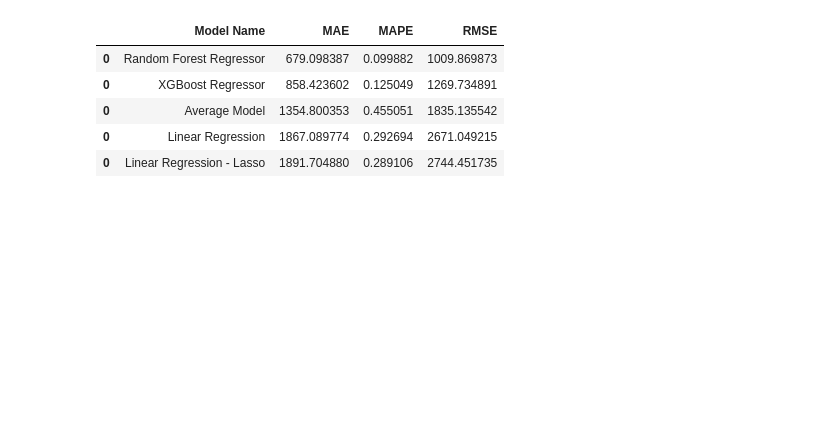
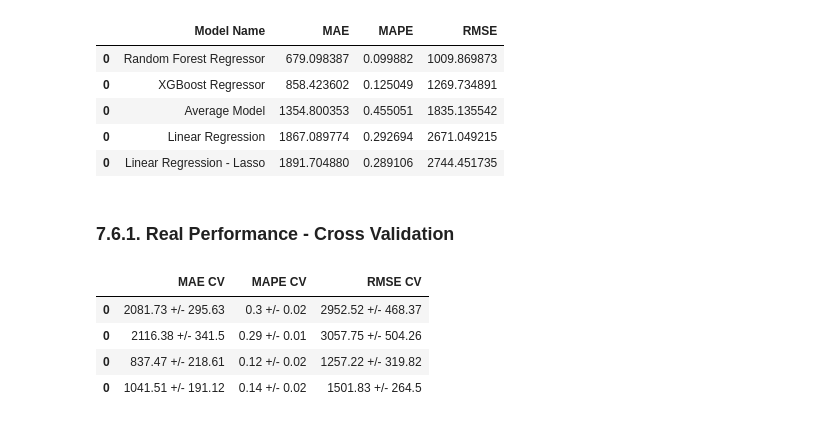
Before and after one commit to Ricardojnf33/Rossmann_Store_Sales, a Jupyter notebook: Rossmann_Store_Sales_Modulo_7_Modelos_de_Machine_Learning.ipynb, the cells around one changed output. Drawn from its saved outputs; the diff is of its cells as text; code cells hidden in the pictures; blank space fills up the shorter version.

```diff
--- a/Rossmann_Store_Sales_Modulo_7_Modelos_de_Machine_Learning.ipynb
+++ b/Rossmann_Store_Sales_Modulo_7_Modelos_de_Machine_Learning.ipynb
@@ -1005,5 +1052,5 @@ lr_result
 
 ---
 # %%
-#lr_result_cv = cross_validation( x_training, 5, 'Linear Regression', lr, verbose=False )
-#lr_result_cv
+lr_result_cv = cross_validation( x_training, 5, 'Linear Regression', lr )
+lr_result_cv
@@ -1025,5 +1075,5 @@ lrr_result
 # %% [markdown]
 ### 7.3.1. Lasso - Cross Validation
 # %%
-#lrr_result_cv = cross_validation( x_training, 5, 'Lasso', lrr, verbose=False )
-#lrr_result_cv
+lrr_result_cv = cross_validation( x_training, 5, 'Lasso', lrr )
+lrr_result_cv
@@ -1044,0 +1100,3 @@ rf_result
+# %%
+rf_result_cv = cross_validation( x_training, 5, 'Random Forest Regressor', rf )
+rf_result_cv
@@ -1064,0 +1128,3 @@ xgb_result
+# %%
+xgb_result_cv = cross_validation( x_training, 5, 'XGBoost Regressor', model_xgb )
+xgb_result_cv
@@ -1074,3 +1145,14 @@ modelling_result.sort_values( 'RMSE' )
 | 0 | Average Model | 1354.800353 | 0.455051 | 1835.135542 |
 | 0 | Linear Regression | 1867.089774 | 0.292694 | 2671.049215 |
 | 0 | Linear Regression - Lasso | 1891.704880 | 0.289106 | 2744.451735 |
+# %% [markdown]
+### 7.6.1. Real Performance - Cross Validation
+# %%
+modelling_result_cv = pd.concat( [lr_result_cv, lrr_result_cv, rf_result_cv, xgb_result_cv] )
+modelling_result_cv
+# %% [output]
+|  | MAE CV | MAPE CV | RMSE CV |
+| 0 | 2081.73 +/- 295.63 | 0.3 +/- 0.02 | 2952.52 +/- 468.37 |
+| 0 | 2116.38 +/- 341.5 | 0.29 +/- 0.01 | 3057.75 +/- 504.26 |
+| 0 | 837.47 +/- 218.61 | 0.12 +/- 0.02 | 1257.22 +/- 319.82 |
+| 0 | 1041.51 +/- 191.12 | 0.14 +/- 0.02 | 1501.83 +/- 264.5 |
```
Also changed, not shown: parts of 14 cells of this notebook.
